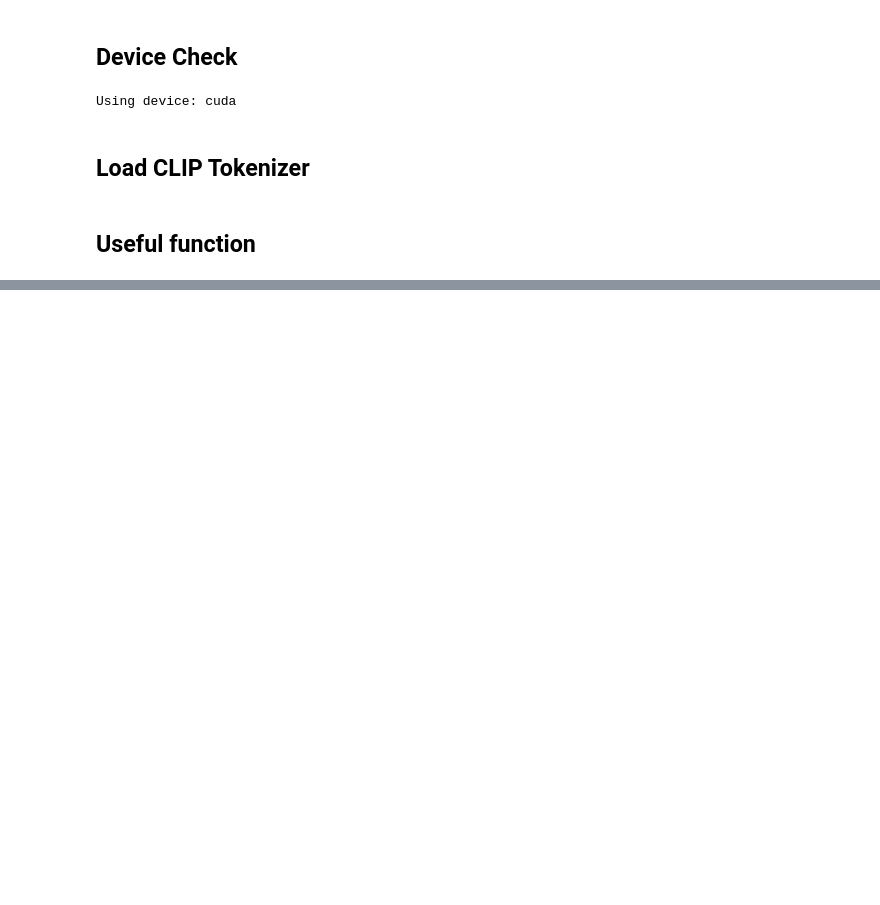
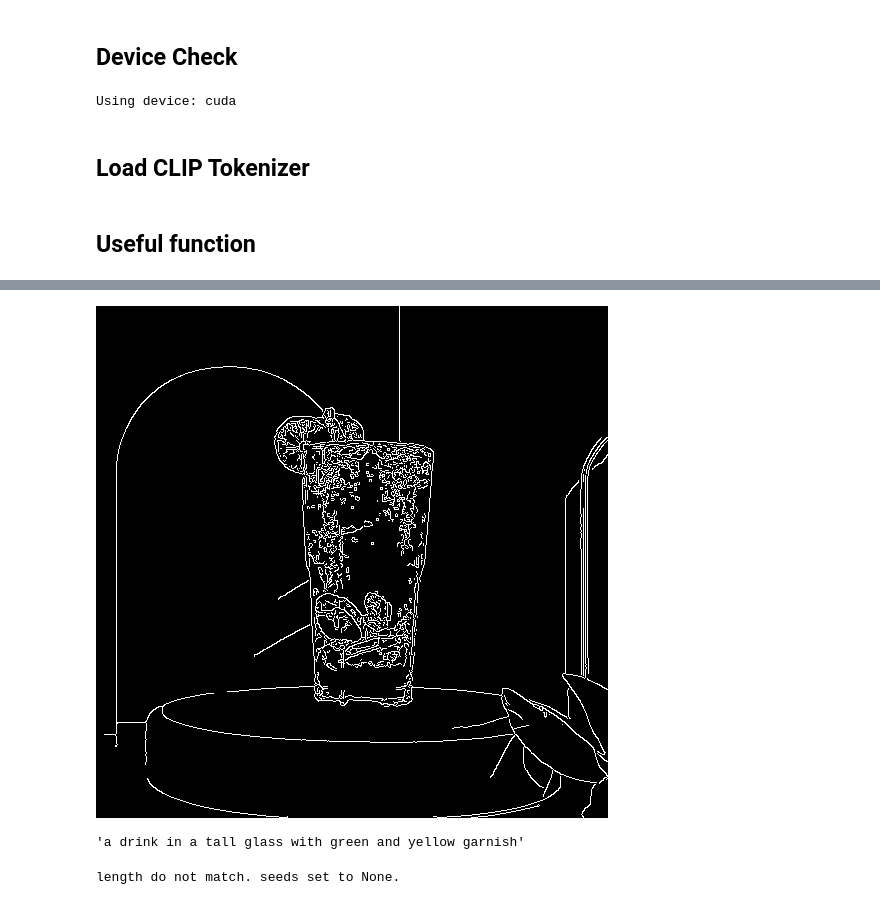
Before and after one commit to MiddleKD/Favorfit_diffusion, a Jupyter notebook: favorfit_demo.ipynb, the cells around one changed output, grey strips where cells are left out. Drawn from its saved outputs; the diff is of its cells as text; code cells hidden in the pictures; blank space fills up the shorter version.

```diff
--- a/favorfit_demo.ipynb
+++ b/favorfit_demo.ipynb
@@ -160,3 +171,9 @@ models = load_diffusion_model(diffusion_state_dict, **kwargs)
 controlnet = load_controlnet_model(control_state_dict)
 
 models.update(controlnet)
+# %%
+image = center_crop_and_resize("./images/demo_image/cocktail_template.png").convert("RGB")
+control_image= make_canny_condition(image)
+control_image
+# %% [output]
+[figure, added]
@@ -163,22 +186,31 @@ models.update(controlnet)
+# %%
+from Favorfit_image_to_text.blip_image_to_text import load_interrogator, inference
+interrogator = load_interrogator(model_path="/home/mlfavorfit/lib/favorfit/kjg/0_model_weights/image_to_text/blip/blip_large.pth", device="cuda")
+caption = inference(image, interrogator)
+caption
+# %% [output]
+'a drink in a tall glass with green and yellow garnish'
 # %%
 from pipelines.pipeline_inpainting_controlnet import generate
 
-output_image = generate(
-    prompt=f"professional photography, natural shadow, {target_prompt}, realistic, high resolution, 8k",
+output_images = generate(
+    prompt=f"professional photography, natural shadow, {caption}, realistic, high resolution, 8k",
     uncond_prompt="low quality, worst quality, wrinkled, deformed, distorted, jpeg artifacts,nsfw, paintings, sketches, text, watermark, username, spikey",
-    input_image=None,
-    mask_image=mask,
+    input_image=image,
+    mask_image=reversed_mask,
     control_image=control_image,
+    num_per_image=3,
     do_cfg=True,
     cfg_scale=7.5,
     sampler_name="ddpm",
     n_inference_steps=20,
-    strength=0.8,
+    strength=0.6,
     models=models,
-    seed=42,
+    seeds=[],
     device=DEVICE,
     idle_device="cpu",
-    tokenizer=tokenizer
+    tokenizer=tokenizer,
+    lora_scale=0.7
 )
-
-Image.fromarray(output_image)
+# %% [output]
+length do not match. seeds set to None.
```
Also changed, not shown: parts of 19 cells of this notebook, 24 other files.
